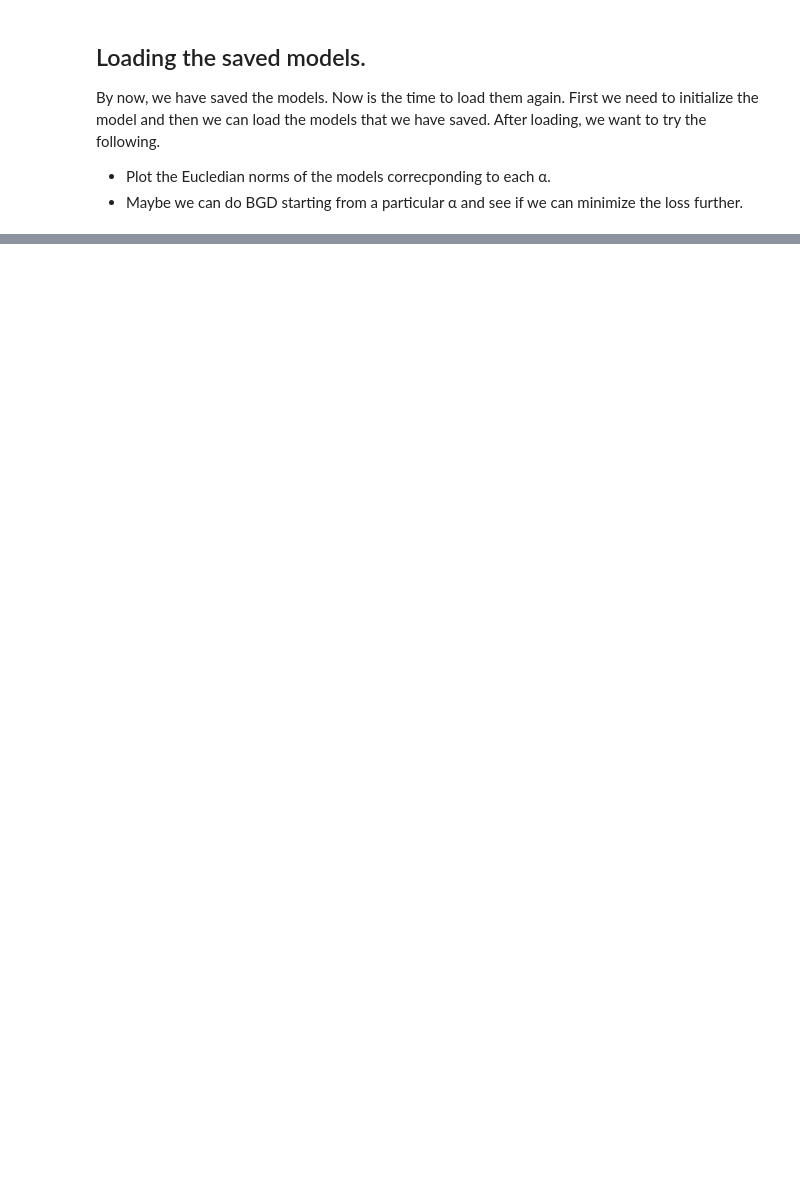
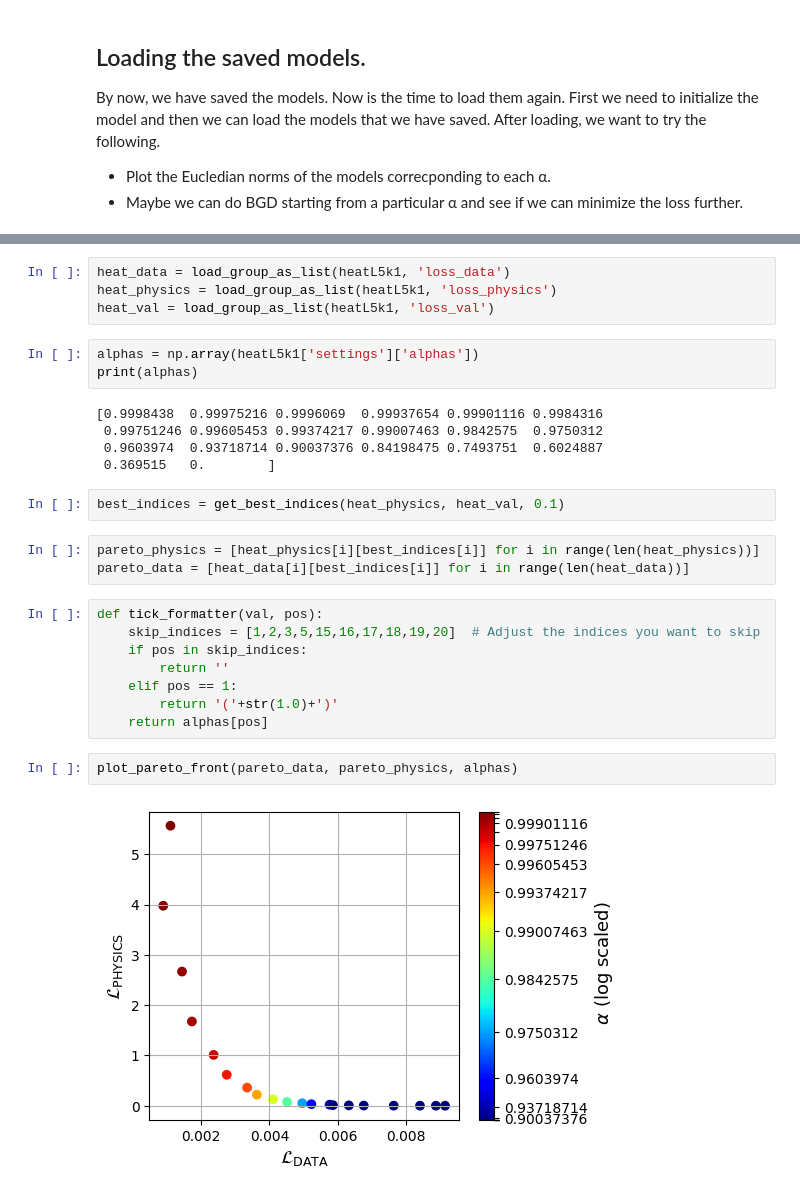
Before and after one commit to The-PINN-Group/MoPINN, a Jupyter notebook: WS_heat full.ipynb, the cells around one changed output, grey strips where cells are left out. Saved outputs shown, nothing was run; the diff lists cells and outputs as text; blank space fills up the shorter version.

```diff
--- a/WS_heat full.ipynb
+++ b/WS_heat full.ipynb
@@ -351,0 +342,29 @@ plt.savefig("heat_norms1.png")
+# %%
+heat_data = load_group_as_list(heatL5k1, 'loss_data')
+heat_physics = load_group_as_list(heatL5k1, 'loss_physics')
+heat_val = load_group_as_list(heatL5k1, 'loss_val')
+# %%
+alphas = np.array(heatL5k1['settings']['alphas'])
+print(alphas)
+# %% [output]
+[0.9998438  0.99975216 0.9996069  0.99937654 0.99901116 0.9984316
+ 0.99751246 0.99605453 0.99374217 0.99007463 0.9842575  0.9750312
+ 0.9603974  0.93718714 0.90037376 0.84198475 0.7493751  0.6024887
+ 0.369515   0.        ]
+# %%
+best_indices = get_best_indices(heat_physics, heat_val, 0.1)
+# %%
+pareto_physics = [heat_physics[i][best_indices[i]] for i in range(len(heat_physics))]
+pareto_data = [heat_data[i][best_indices[i]] for i in range(len(heat_data))]
+# %%
+def tick_formatter(val, pos):
+    skip_indices = [1,2,3,5,15,16,17,18,19,20]  # Adjust the indices you want to skip
+    if pos in skip_indices:
+        return ''
+    elif pos == 1:
+        return '('+str(1.0)+')'
+    return alphas[pos]
+# %%
+plot_pareto_front(pareto_data, pareto_physics, alphas)
+# %% [output]
+[figure, added]
```
Also changed, not shown: parts of 21 cells of this notebook, 18 other files.
